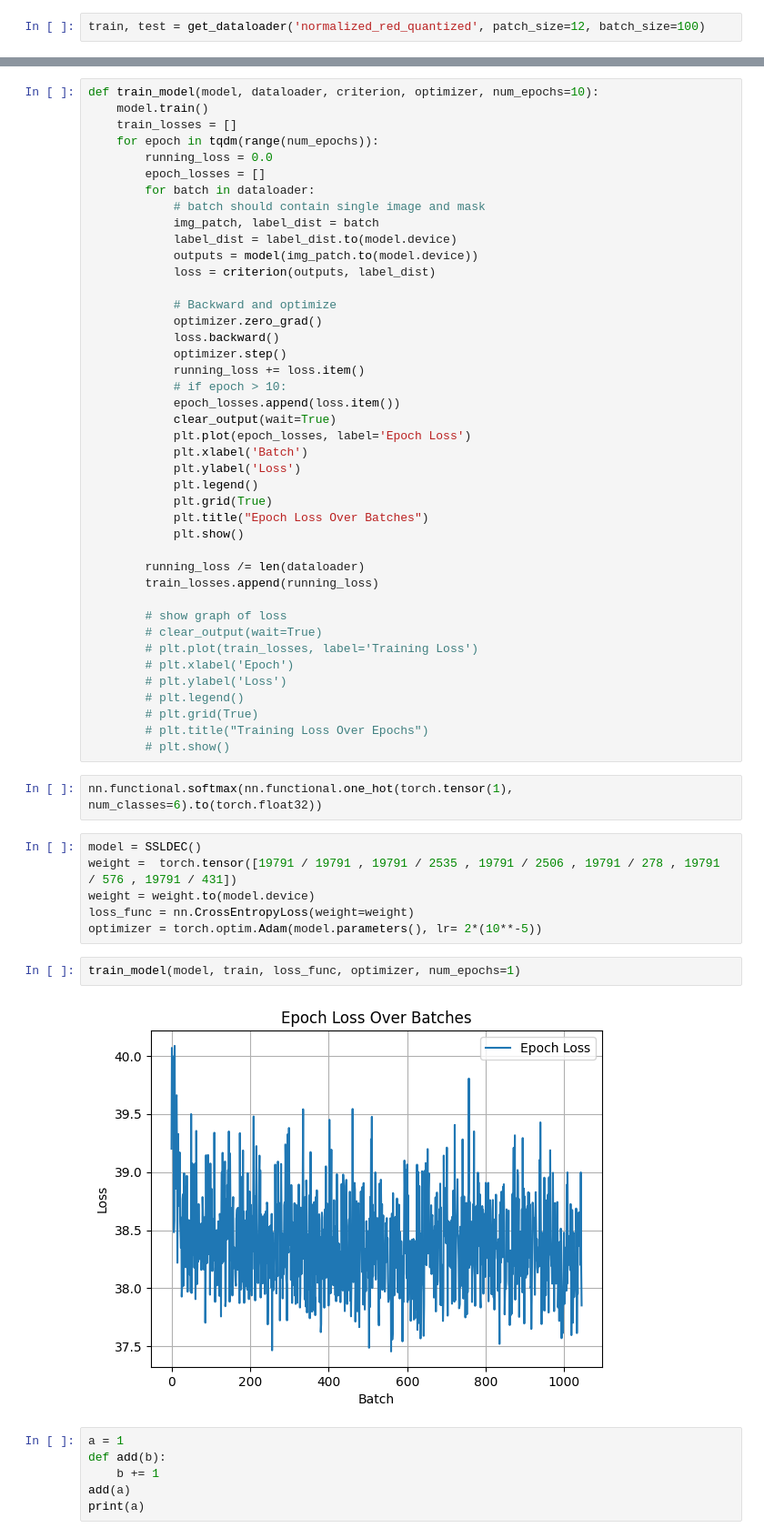
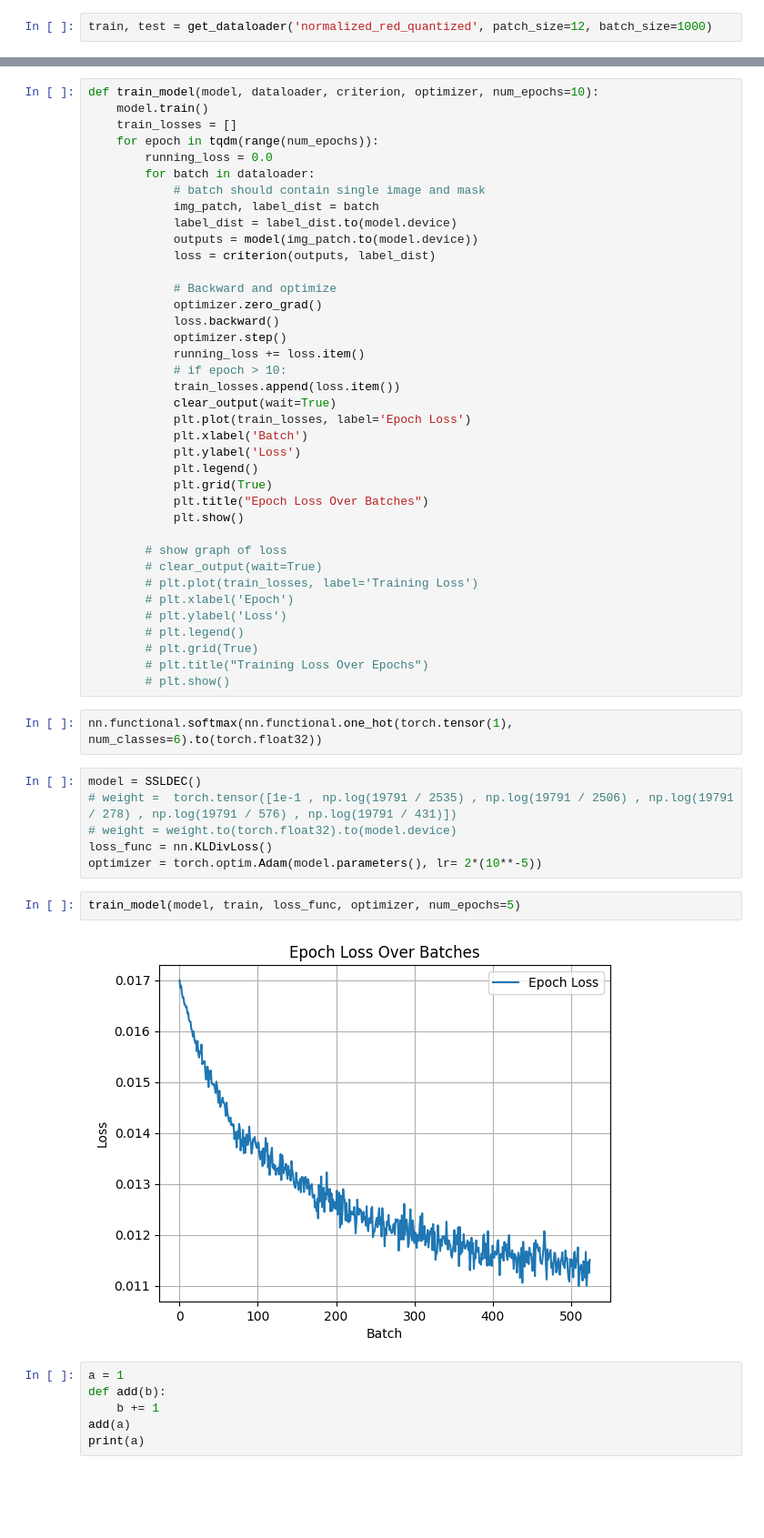
Before and after one commit to JackyL100/MoS2, a Jupyter notebook: Playground/SSLDEC.ipynb, the cells around one changed output, grey strips where cells are left out. Shown at 91% size. Drawn from its saved outputs; the diff is of its cells as text; blank space fills up the shorter version.

Commit message:
Fixed WeightedRandomSampler, but takes quite a long time to get setup, used batch_size=1000 to stabilize training

```diff
--- a/Playground/SSLDEC.ipynb
+++ b/Playground/SSLDEC.ipynb
@@ -9,4 +9,4 @@ from torchvision import transforms as T
 from tqdm import tqdm
 from IPython.display import clear_output
 # %%
-train, test = get_dataloader('normalized_red_quantized', patch_size=12, batch_size=100)
+train, test = get_dataloader('normalized_red_quantized', patch_size=12, batch_size=1000)
@@ -107,7 +101,6 @@ def train_model(model, dataloader, criterion, optimizer, num_epochs=10):
     train_losses = []
     for epoch in tqdm(range(num_epochs)):
         running_loss = 0.0
-        epoch_losses = []
         for batch in dataloader:
             # batch should contain single image and mask
             img_patch, label_dist = batch
@@ -121,18 +114,15 @@ def train_model(model, dataloader, criterion, optimizer, num_epochs=10):
             optimizer.step()
             running_loss += loss.item()
             # if epoch > 10:
-            epoch_losses.append(loss.item())
+            train_losses.append(loss.item())
             clear_output(wait=True)
-            plt.plot(epoch_losses, label='Epoch Loss')
+            plt.plot(train_losses, label='Epoch Loss')
             plt.xlabel('Batch')
             plt.ylabel('Loss')
             plt.legend()
             plt.grid(True)
             plt.title("Epoch Loss Over Batches")
             plt.show()
-
-        running_loss /= len(dataloader)
-        train_losses.append(running_loss)
 
         # show graph of loss
         # clear_output(wait=True)
@@ -147,14 +137,14 @@ def train_model(model, dataloader, criterion, optimizer, num_epochs=10):
 nn.functional.softmax(nn.functional.one_hot(torch.tensor(1), num_classes=6).to(torch.float32))
 # %%
 model = SSLDEC()
-weight =  torch.tensor([19791 / 19791 , 19791 / 2535 , 19791 / 2506 , 19791 / 278 , 19791 / 576 , 19791 / 431])
-weight = weight.to(model.device)
-loss_func = nn.CrossEntropyLoss(weight=weight)
+# weight =  torch.tensor([1e-1 , np.log(19791 / 2535) , np.log(19791 / 2506) , np.log(19791 / 278) , np.log(19791 / 576) , np.log(19791 / 431)])
+# weight = weight.to(torch.float32).to(model.device)
+loss_func = nn.KLDivLoss()
 optimizer = torch.optim.Adam(model.parameters(), lr= 2*(10**-5))
 # %%
-train_model(model, train, loss_func, optimizer, num_epochs=1)
+train_model(model, train, loss_func, optimizer, num_epochs=5)
 # %% [output]
-[figure, old version]
+[figure, new version]
 # %%
 a = 1
 def add(b):
```
Also changed, not shown: parts of 4 cells of this notebook, 1 other file.
